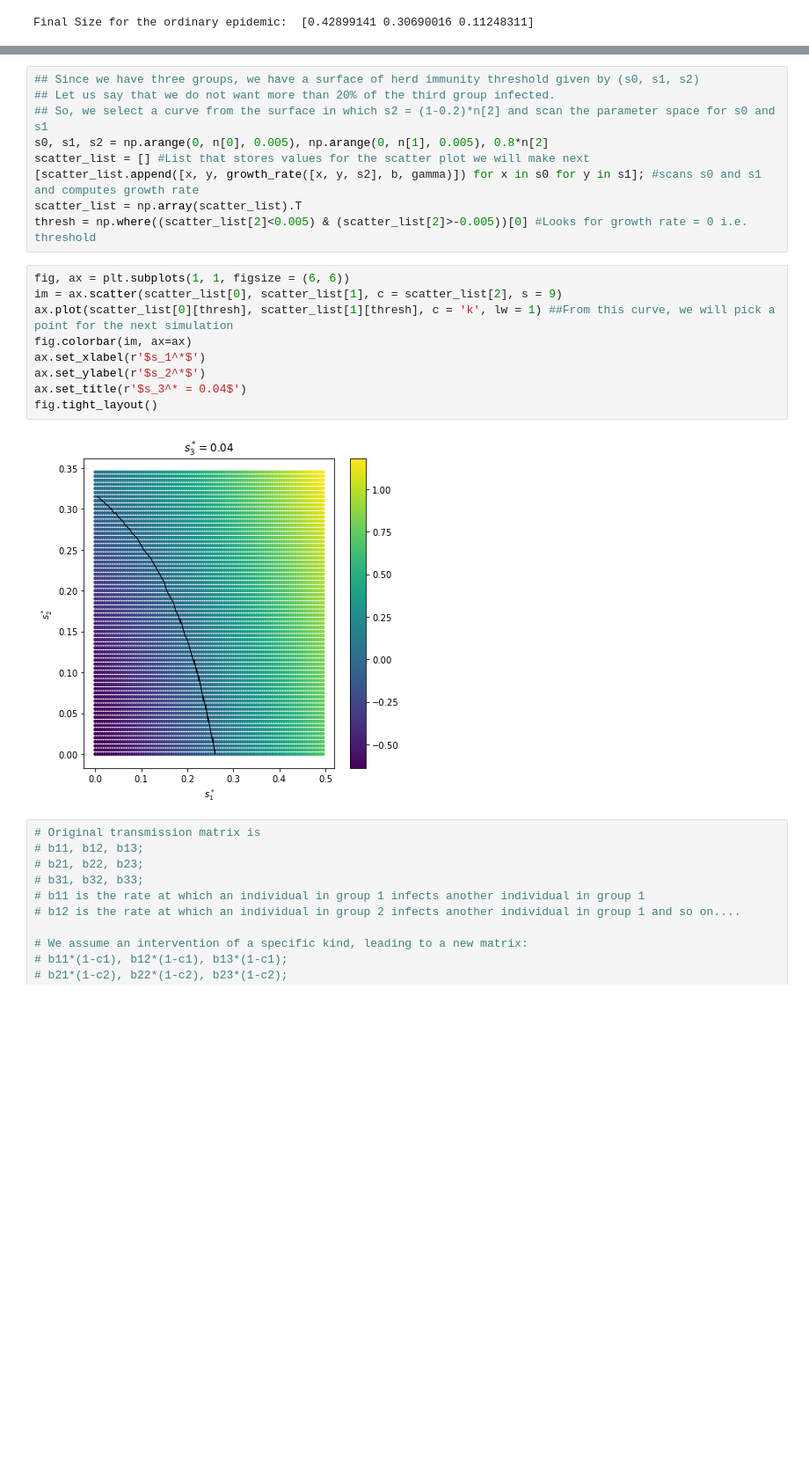
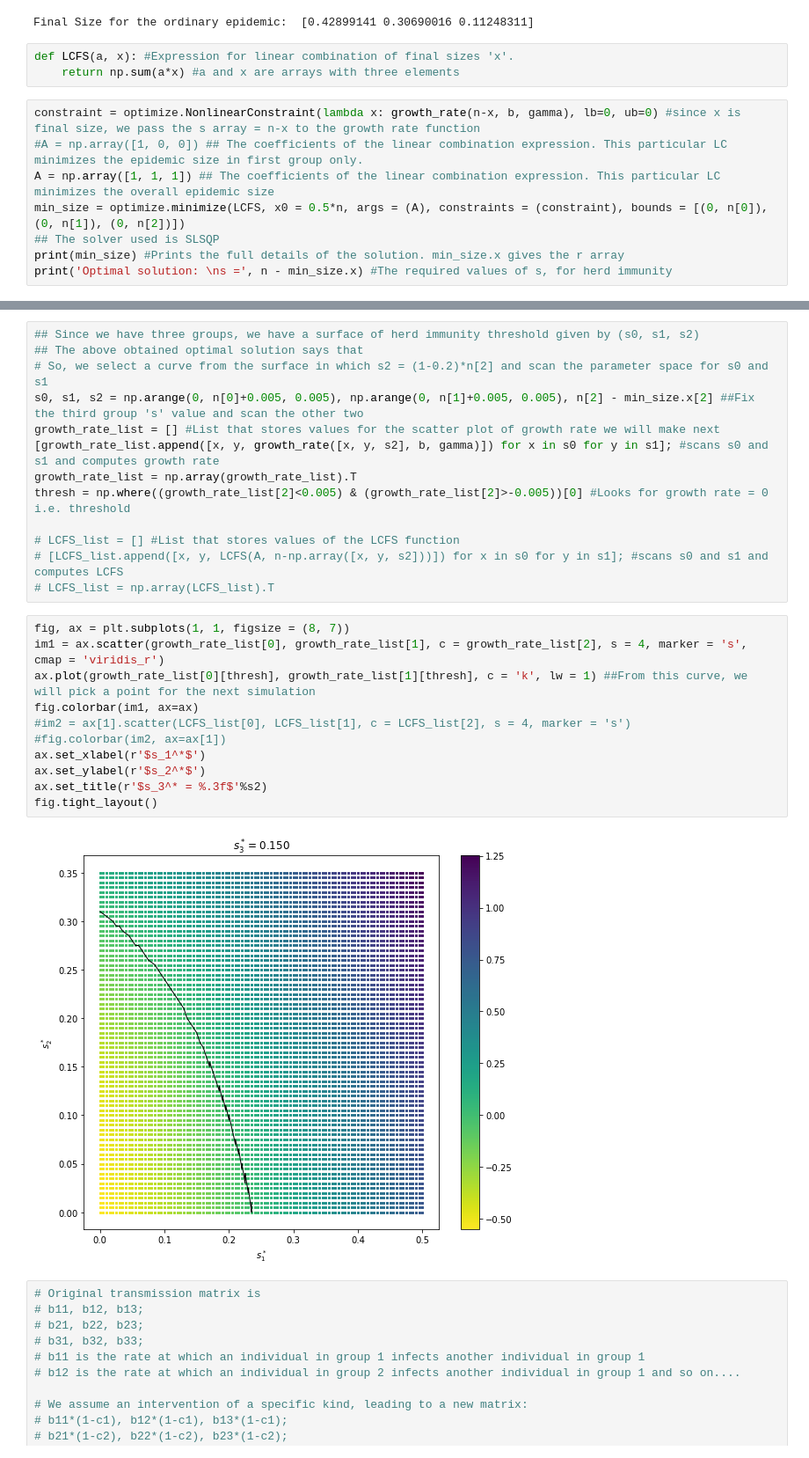
Before and after one commit to Joel-Miller-Lab/optimal-intervention, a Jupyter notebook: long_intervention_groups.ipynb, the cells around one changed output, grey strips where cells are left out. Shown: that part at 88% size. Cells and saved outputs as stored; diff of their text form; blank space fills up the shorter version.

Commit message:
Optimal herd immunity
Selects optimal herd immunity condition given a linear combination of final sizes

```diff
--- a/long_intervention_groups.ipynb
+++ b/long_intervention_groups.ipynb
@@ -29,3 +31,14 @@ FS_ord = root.x #The three final sizes
 print('Final Size for the ordinary epidemic: ', FS_ord)
 # %% [output]
 Final Size for the ordinary epidemic:  [0.42899141 0.30690016 0.11248311]
+# %%
+def LCFS(a, x): #Expression for linear combination of final sizes 'x'.
+    return np.sum(a*x) #a and x are arrays with three elements
+# %%
+constraint = optimize.NonlinearConstraint(lambda x: growth_rate(n-x, b, gamma), lb=0, ub=0) #since x is final size, we pass the s array = n-x to the growth rate function
+#A = np.array([1, 0, 0]) ## The coefficients of the linear combination expression. This particular LC minimizes the epidemic size in first group only.
+A = np.array([1, 1, 1]) ## The coefficients of the linear combination expression. This particular LC minimizes the overall epidemic size
+min_size = optimize.minimize(LCFS, x0 = 0.5*n, args = (A), constraints = (constraint), bounds = [(0, n[0]), (0, n[1]), (0, n[2])])
+## The solver used is SLSQP
+print(min_size) #Prints the full details of the solution. min_size.x gives the r array
+print('Optimal solution: \ns =', n - min_size.x) #The required values of s, for herd immunity
@@ -32,23 +57,29 @@ Final Size for the ordinary epidemic:  [0.42899141 0.30690016 0.11248311]
 # %%
 ## Since we have three groups, we have a surface of herd immunity threshold given by (s0, s1, s2)
-## Let us say that we do not want more than 20% of the third group infected.
-## So, we select a curve from the surface in which s2 = (1-0.2)*n[2] and scan the parameter space for s0 and s1
-s0, s1, s2 = np.arange(0, n[0], 0.005), np.arange(0, n[1], 0.005), 0.8*n[2]
-scatter_list = [] #List that stores values for the scatter plot we will make next
-[scatter_list.append([x, y, growth_rate([x, y, s2], b, gamma)]) for x in s0 for y in s1]; #scans s0 and s1 and computes growth rate
-scatter_list = np.array(scatter_list).T
-thresh = np.where((scatter_list[2]<0.005) & (scatter_list[2]>-0.005))[0] #Looks for growth rate = 0 i.e. threshold
+## The above obtained optimal solution says that
+# So, we select a curve from the surface in which s2 = (1-0.2)*n[2] and scan the parameter space for s0 and s1
+s0, s1, s2 = np.arange(0, n[0]+0.005, 0.005), np.arange(0, n[1]+0.005, 0.005), n[2] - min_size.x[2] ##Fix the third group 's' value and scan the other two
+growth_rate_list = [] #List that stores values for the scatter plot of growth rate we will make next
+[growth_rate_list.append([x, y, growth_rate([x, y, s2], b, gamma)]) for x in s0 for y in s1]; #scans s0 and s1 and computes growth rate
+growth_rate_list = np.array(growth_rate_list).T
+thresh = np.where((growth_rate_list[2]<0.005) & (growth_rate_list[2]>-0.005))[0] #Looks for growth rate = 0 i.e. threshold
+
+# LCFS_list = [] #List that stores values of the LCFS function
+# [LCFS_list.append([x, y, LCFS(A, n-np.array([x, y, s2]))]) for x in s0 for y in s1]; #scans s0 and s1 and computes LCFS
+# LCFS_list = np.array(LCFS_list).T
 # %%
-fig, ax = plt.subplots(1, 1, figsize = (6, 6))
-im = ax.scatter(scatter_list[0], scatter_list[1], c = scatter_list[2], s = 9)
-ax.plot(scatter_list[0][thresh], scatter_list[1][thresh], c = 'k', lw = 1) ##From this curve, we will pick a point for the next simulation
-fig.colorbar(im, ax=ax)
+fig, ax = plt.subplots(1, 1, figsize = (8, 7))
+im1 = ax.scatter(growth_rate_list[0], growth_rate_list[1], c = growth_rate_list[2], s = 4, marker = 's', cmap = 'viridis_r')
+ax.plot(growth_rate_list[0][thresh], growth_rate_list[1][thresh], c = 'k', lw = 1) ##From this curve, we will pick a point for the next simulation
+fig.colorbar(im1, ax=ax)
+#im2 = ax[1].scatter(LCFS_list[0], LCFS_list[1], c = LCFS_list[2], s = 4, marker = 's')
+#fig.colorbar(im2, ax=ax[1])
 ax.set_xlabel(r'$s_1^*$')
 ax.set_ylabel(r'$s_2^*$')
-ax.set_title(r'$s_3^* = 0.04$')
+ax.set_title(r'$s_3^* = %.3f$'%s2)
 fig.tight_layout()
 # %% [output]
-[figure, old version]
+[figure, new version]
 # %%
 # Original transmission matrix is
 # b11, b12, b13;
```
Also changed, not shown: parts of 8 cells of this notebook.
